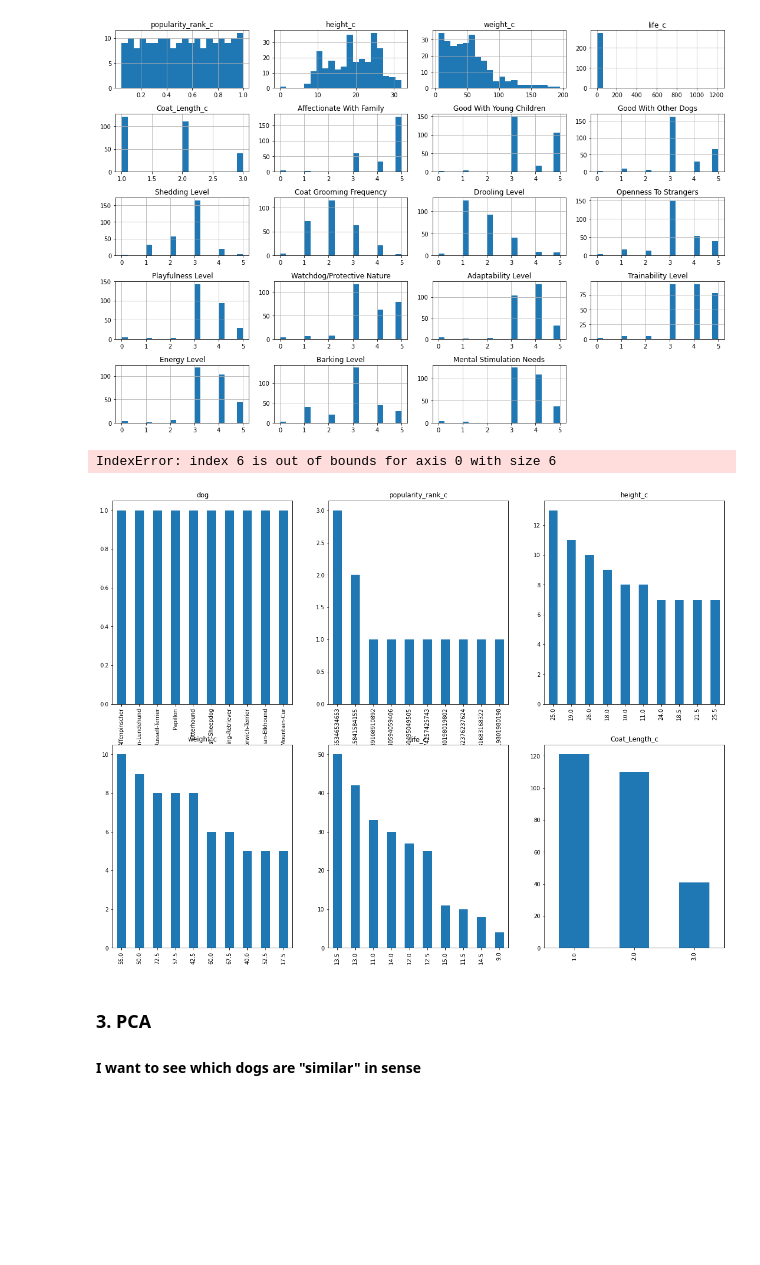
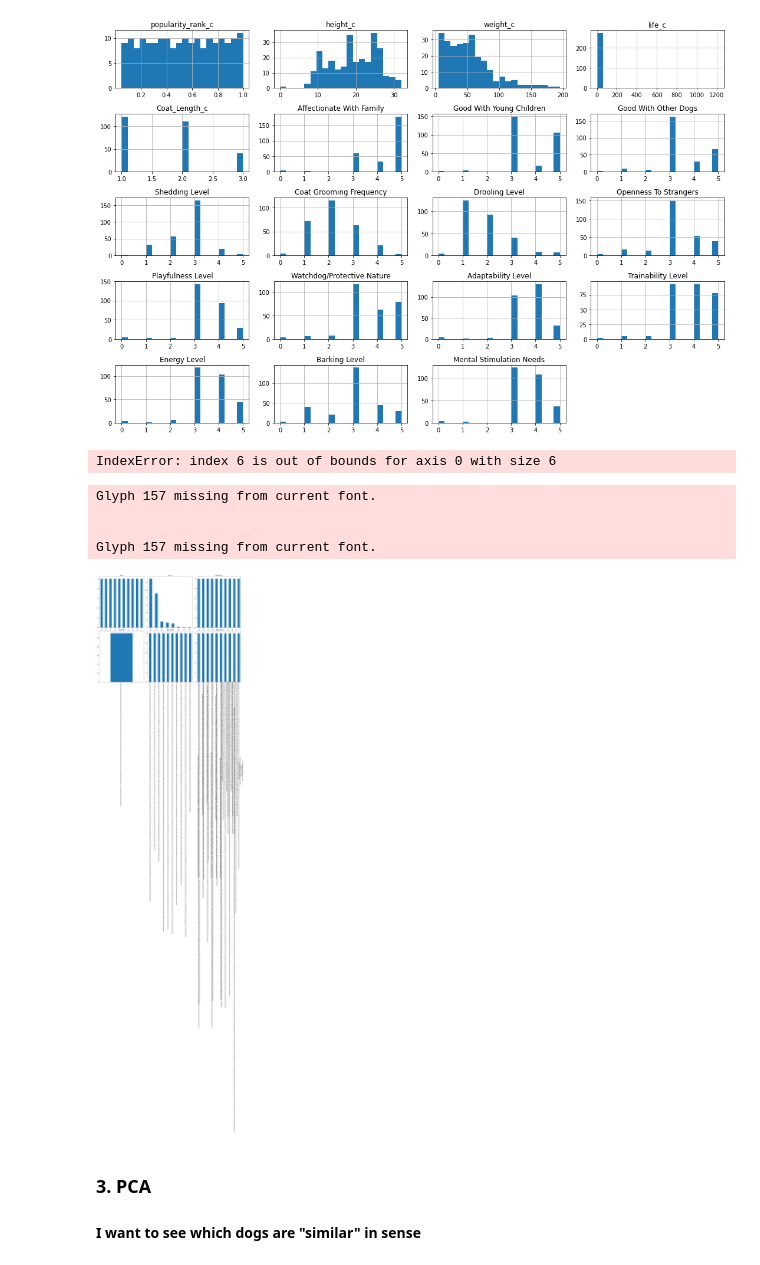
Before and after one commit to gihonglee/Dog_Breed_Recommendation, a Jupyter notebook: dog_analysis.ipynb, the cells around one changed output. Cells and saved outputs as stored; diff of their text form; code cells hidden in the pictures; blank space fills up the shorter version.

```diff
--- a/dog_analysis.ipynb
+++ b/dog_analysis.ipynb
@@ -186,18 +185,29 @@ plt.show()
 # %% [output]
 [figure]
 # %%
-categorical_features = df.columns
+categorical_data = df.select_dtypes(exclude=[np.number])
+categorical_features = list(categorical_data.columns)
+
 fig, ax = plt.subplots(2, 3, figsize = (20,15))
-#fig.tight_layout()
+fig.tight_layout()
 axe = ax.ravel()
 
 for i, categorical_feature in enumerate(df[categorical_features]):
     df[categorical_feature].value_counts().head(10).plot(kind = "bar", ax=axe[i]).set_title(categorical_feature)
 fig.show()
+
 # print(len(df.columns))
+
+# # numeric_data = df.select_dtypes(include=[np.number])
+# # categorical_data = df.select_dtypes(exclude=[np.number])
+# categorical_features
 # %% [output]
 IndexError: index 6 is out of bounds for axis 0 with size 6
+Glyph 157 missing from current font.
+
+
+Glyph 157 missing from current font.
-[figure, old version]
+[figure, new version]
 # %% [markdown]
 ### 3. PCA
 #### I want to see which dogs are "similar" in sense
```
Also changed, not shown: parts of 1 cell of this notebook.
